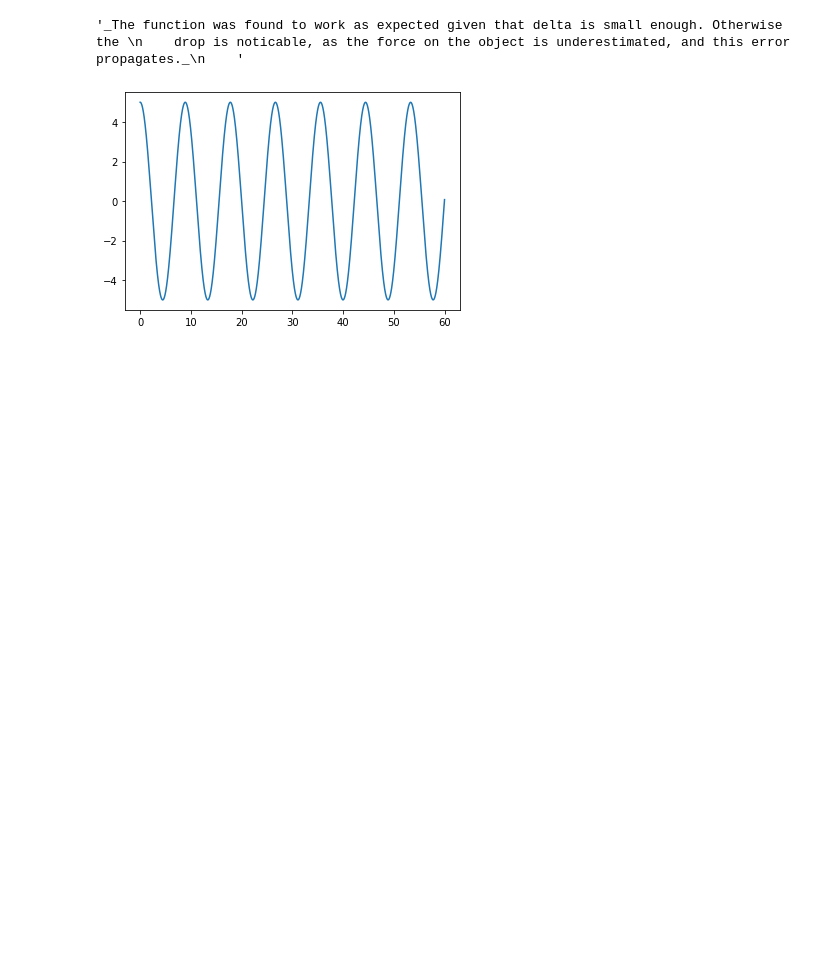
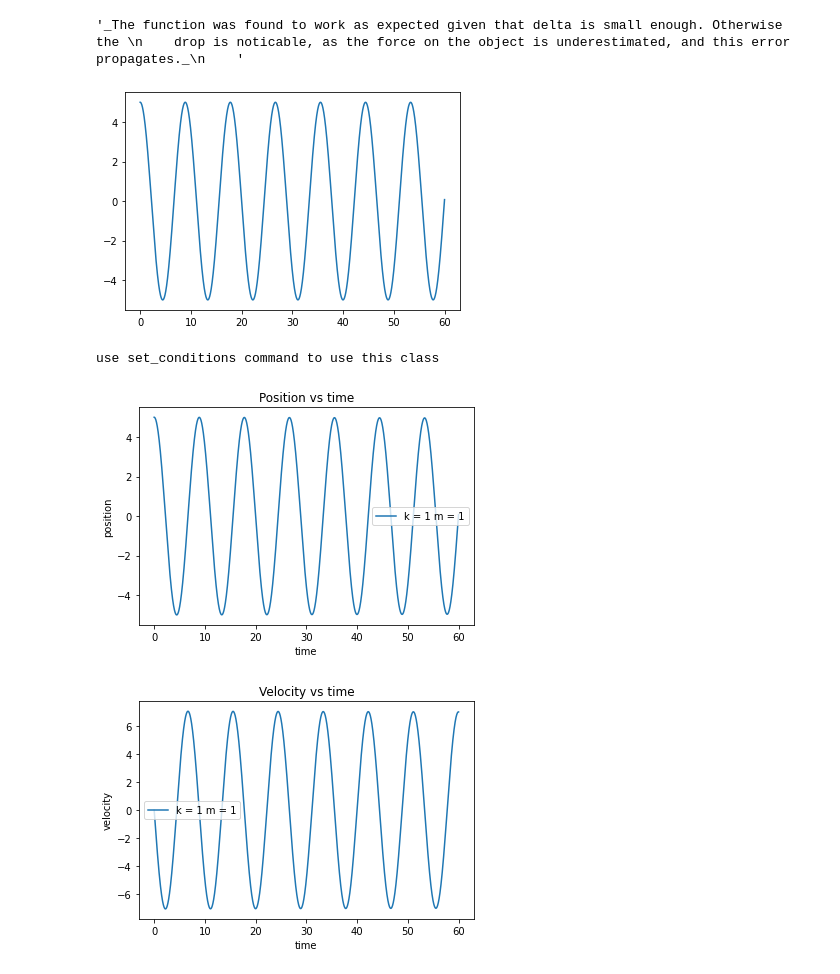
Before and after one commit to Taylor2718/CodingTutorials, a Jupyter notebook: SHO.1.2.0.ipynb, the cells around one changed output. Saved outputs shown, nothing was run; the diff lists cells and outputs as text; code cells hidden in the pictures; blank space fills up the shorter version.

```diff
--- a/SHO.1.2.0.ipynb
+++ b/SHO.1.2.0.ipynb
@@ -73,7 +73,7 @@ def positions(x0, v0, num_of_iterations, delta, m, k):
                 the simulation._
     """
 
-    time = list(range(0, delta*num_of_iterations+1, delta))
+    time = list(np.arange(0, delta*(num_of_iterations+2), delta))
     initial_conds = initial_conditions(x0, v0)
     list_of_positions = [initial_conds[0]]
     list_of_velocities = [initial_conds[1]]
@@ -96,0 +191,14 @@ plt.plot(trial[2], trial[1])
+# %%
+# creating an instance of the class
+test = iterating()
+# %% [output]
+use set_conditions command to use this class
+# %%
+#setting the simulation conditions
+test.set_conditions(5, 0, 60000, 0.001)
+# %%
+# running the simulation for a single pair of values of m and k
+test.run(1, 1)
+# %% [output]
+[figure, added]
+[figure, added]
```
Also changed, not shown: parts of 2 cells of this notebook.
